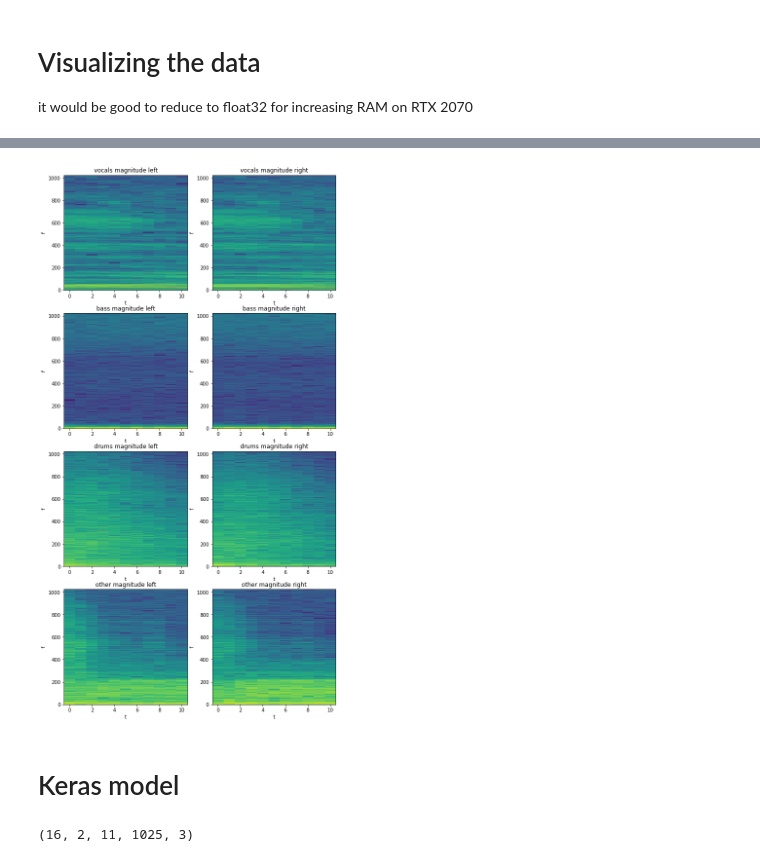
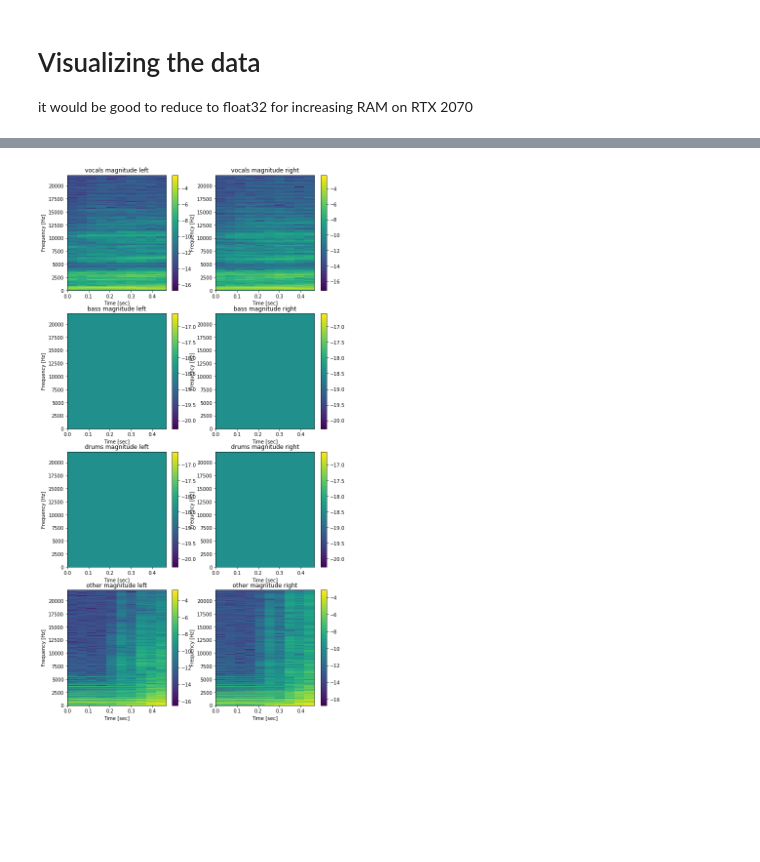
Before and after one commit to plguhur/DeepConvSep, a Jupyter notebook: dnn_phase/Training-the-beast.ipynb, the cells around one changed output, grey strips where cells are left out. Drawn from its saved outputs; the diff is of its cells as text; code cells hidden in the pictures; blank space fills up the shorter version.

```diff
--- a/dnn_phase/Training-the-beast.ipynb
+++ b/dnn_phase/Training-the-beast.ipynb
@@ -43,25 +52,20 @@ Using TensorFlow backend.
 # Visualizing the data
 it would be good to reduce to float32 for increasing RAM on RTX 2070
 # %%
-from convsep.dataset import LargeDatasetMulti
-dataloader = LargeDatasetMulti(
-                    path_transform_in="results/features/train",
-                    nsources=4, batch_size=16, batch_memory=16,
-                    time_context=11, overlap=75, nprocs=4,
-                    mult_factor_in=0.3, mult_factor_out=0.3,
-                    extra_features=True, extra_feat_dim=3,
-                    model="p")
-dataloader.extra_feat_size = 1025
-inputs, targets, features = dataloader()
-inputs, targets, features = dataloader()
+inputs, targets, features = traingen.dataloader()
+assert inputs.shape[1] == n_channels
+assert inputs.shape[2] == time_context
+assert inputs.shape[3] == freq_bins
+
 plt.figure(figsize=(5*n_channels,5*n_sources))
 for i, source in enumerate(sources):
     for j, channel in enumerate(channels):
         plt.subplot(n_sources, n_channels, 1+n_channels*i+j)
-        plt.imshow(np.log(1e-8+targets[0,n_channels*i+j]).T, aspect="auto",
-                    origin='lower')
-        plt.xlabel("t")
-        plt.ylabel("f")
+        logmag = np.log(1e-8+targets[0,n_channels*i+j]).T
+        plt.pcolormesh(t[:time_context,], f[:,], logmag[:,:time_context])
+        plt.colorbar()
+        plt.ylabel('Frequency [Hz]')
+        plt.xlabel('Time [sec]')
         plt.title(source + " magnitude " + channel)
 plt.show()
 # %% [output]
@@ -71,7 +72 @@ I 2019-03-19 10:05:32 dataset:1152 iteration size 21
-[figure, old version]
+[figure, new version]
-# %% [markdown]
-# Keras model
-# %%
-features.shape
-# %% [output]
-(16, 2, 11, 1025, 3)
```
Also changed, not shown: parts of 16 cells of this notebook, 2 other files.
